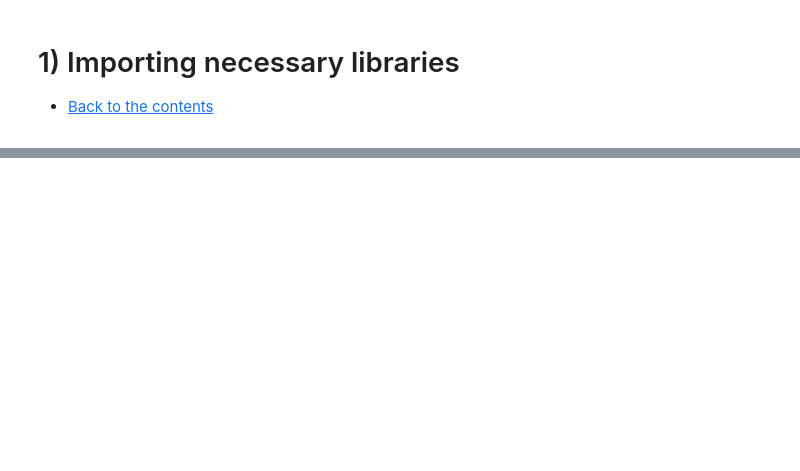
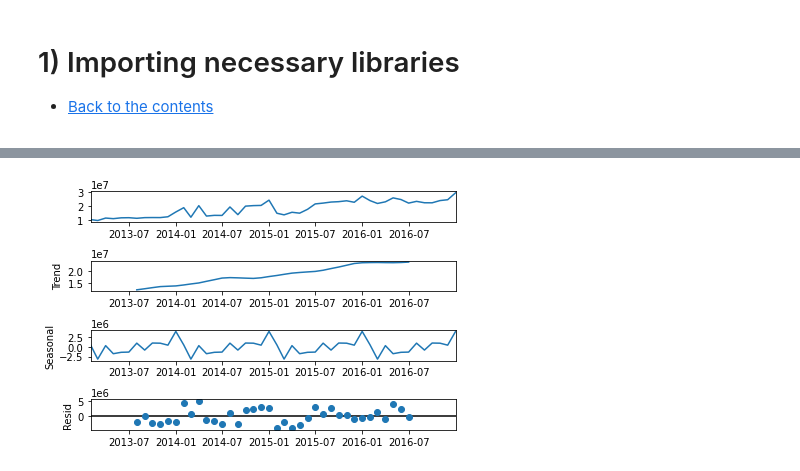
Before and after one commit to DorivanKadatzBorba/Notebooks, a Jupyter notebook: time-series-store-sales-forecasting.ipynb, the cells around one changed output, grey strips where cells are left out. Drawn from its saved outputs; the diff is of its cells as text; code cells hidden in the pictures; blank space fills up the shorter version.

Commit message:
Kaggle Notebook | Time-Series_Store_Sales_Forecasting | v1.0

```diff
--- a/time-series-store-sales-forecasting.ipynb
+++ b/time-series-store-sales-forecasting.ipynb
@@ -60,0 +97,10 @@ df_stores.head()
+# %%
+# Transform the type of 'date' to date time and set to index
+df_train['date'] = pd.to_datetime(df_train['date'])
+df_train.set_index('date', inplace=True)
+# Transform 'store_nbr' and 'family' to category.
+df_train[['store_nbr', 'family']] = df_train[['store_nbr', 'family']].astype('category')
+# Drop column 'id'
+df_train.drop('id', axis=1, inplace=True)
+
+df_train.info()
@@ -60,0 +233,12 @@ df_stores.head()
+# %%
+# Decompose 'sales' from sales_m.
+%matplotlib inline
+
+sales_m = sales_m['2013':'2016']
+decompose = seasonal_decompose(sales_m, model = "additive")
+decompose.plot()
+plt.show()
+# Reset the variable to not take up space in memory
+sales_m = None
+# %% [output]
+[figure, added]
```
Also changed, not shown: parts of 21 cells of this notebook.
